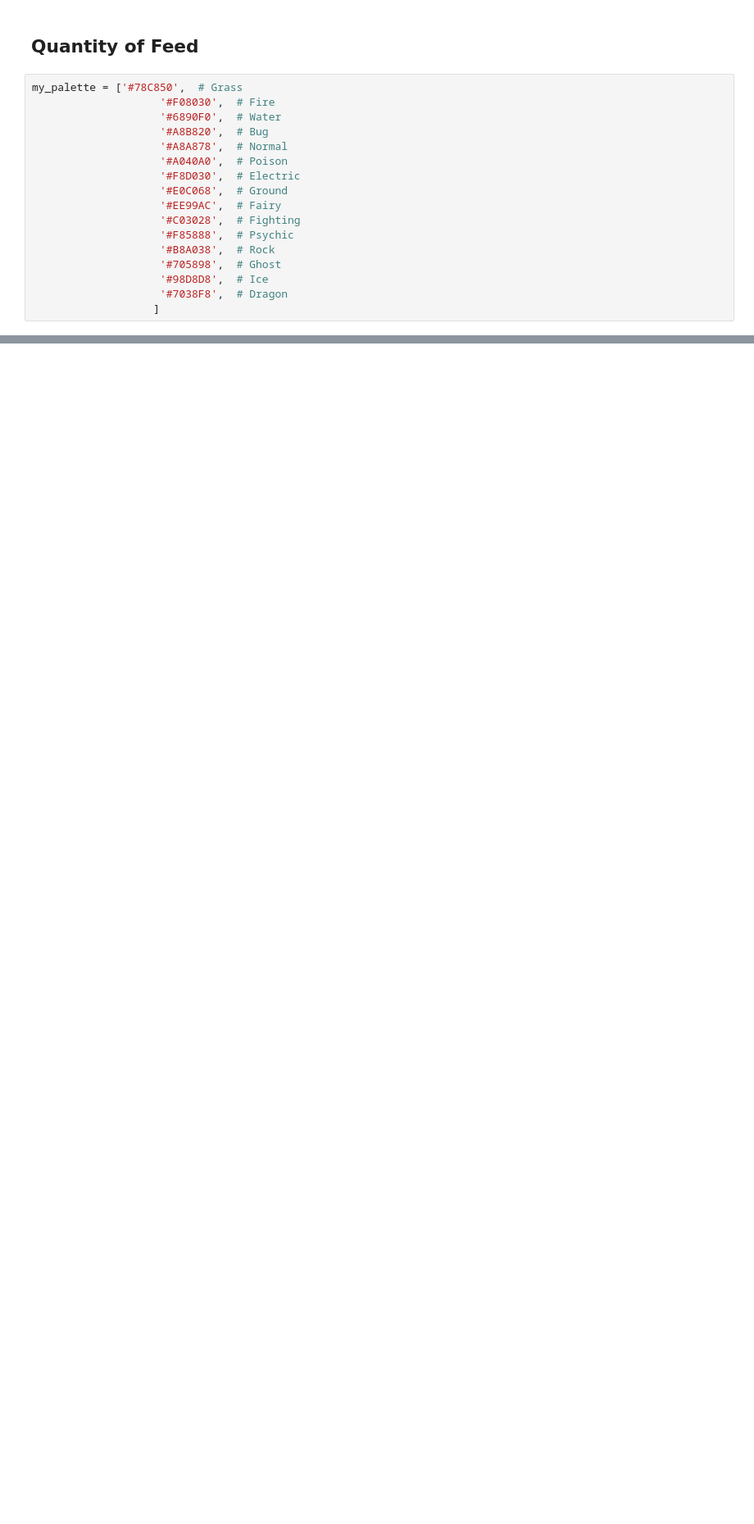
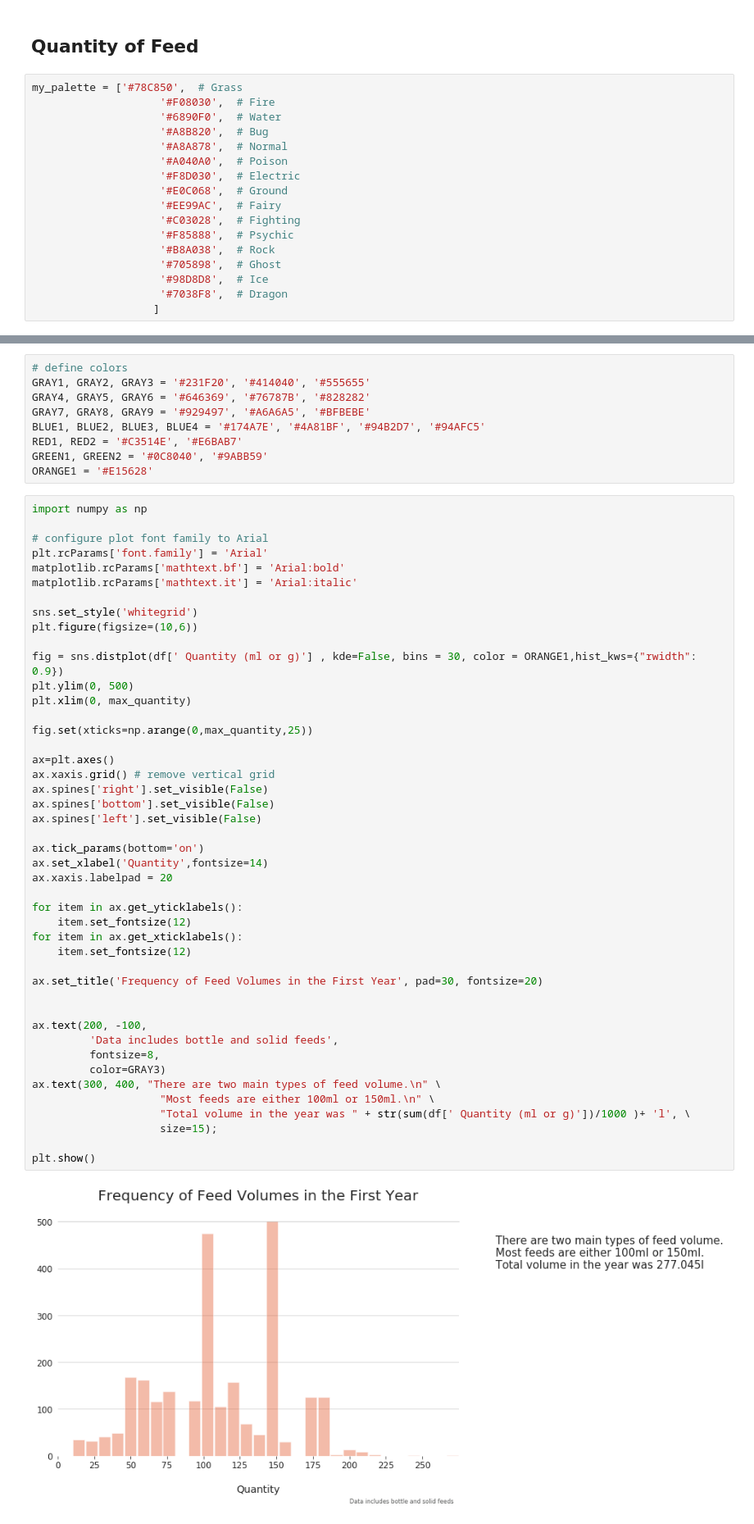
Before and after one commit to GuerrillaAnalytics/prj001-baby, a Jupyter notebook: analytics/001_eda_feeds/001_eda_feeds.ipynb, the cells around one changed output, grey strips where cells are left out. Shown at 82% size. Cells and saved outputs as stored; diff of their text form; blank space fills up the shorter version.

Commit message:
added text annotation and pretified plot

```diff
--- a/analytics/001_eda_feeds/001_eda_feeds.ipynb
+++ b/analytics/001_eda_feeds/001_eda_feeds.ipynb
@@ -192,0 +170,56 @@ KeyboardInterrupt:
+# %%
+# define colors
+GRAY1, GRAY2, GRAY3 = '#231F20', '#414040', '#555655'
+GRAY4, GRAY5, GRAY6 = '#646369', '#76787B', '#828282'
+GRAY7, GRAY8, GRAY9 = '#929497', '#A6A6A5', '#BFBEBE'
+BLUE1, BLUE2, BLUE3, BLUE4 = '#174A7E', '#4A81BF', '#94B2D7', '#94AFC5'
+RED1, RED2 = '#C3514E', '#E6BAB7'
+GREEN1, GREEN2 = '#0C8040', '#9ABB59'
+ORANGE1 = '#E15628'
+# %%
+import numpy as np
+
+# configure plot font family to Arial
+plt.rcParams['font.family'] = 'Arial'
+matplotlib.rcParams['mathtext.bf'] = 'Arial:bold'
+matplotlib.rcParams['mathtext.it'] = 'Arial:italic'
+
+sns.set_style('whitegrid')
+plt.figure(figsize=(10,6))
+
+fig = sns.distplot(df[' Quantity (ml or g)'] , kde=False, bins = 30, color = ORANGE1,hist_kws={"rwidth": 0.9})
+plt.ylim(0, 500)
+plt.xlim(0, max_quantity)
+
+fig.set(xticks=np.arange(0,max_quantity,25))
+
+ax=plt.axes()
+ax.xaxis.grid() # remove vertical grid
+ax.spines['right'].set_visible(False)
+ax.spines['bottom'].set_visible(False)
+ax.spines['left'].set_visible(False)
+
+ax.tick_params(bottom='on')
+ax.set_xlabel('Quantity',fontsize=14)
+ax.xaxis.labelpad = 20
+
+for item in ax.get_yticklabels():
+    item.set_fontsize(12)
+for item in ax.get_xticklabels():
+    item.set_fontsize(12)
+
+ax.set_title('Frequency of Feed Volumes in the First Year', pad=30, fontsize=20)
+
+
+ax.text(200, -100,
+         'Data includes bottle and solid feeds',
+         fontsize=8,
+         color=GRAY3)
+ax.text(300, 400, "There are two main types of feed volume.\n" \
+                    "Most feeds are either 100ml or 150ml.\n" \
+                    "Total volume in the year was " + str(sum(df[' Quantity (ml or g)'])/1000 )+ 'l', \
+                    size=15);
+
+plt.show()
+# %% [output]
+[figure, added]
```
Also changed, not shown: parts of 7 cells of this notebook.
